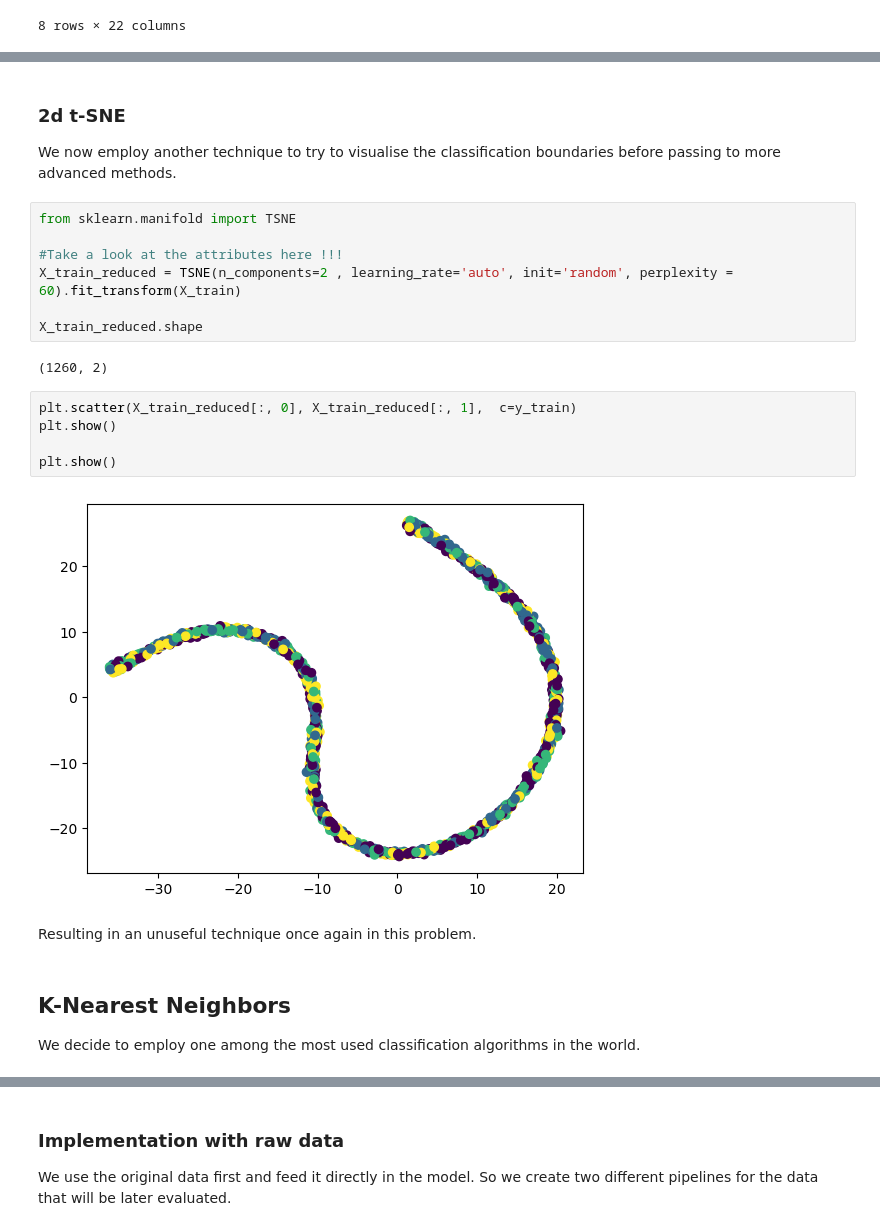
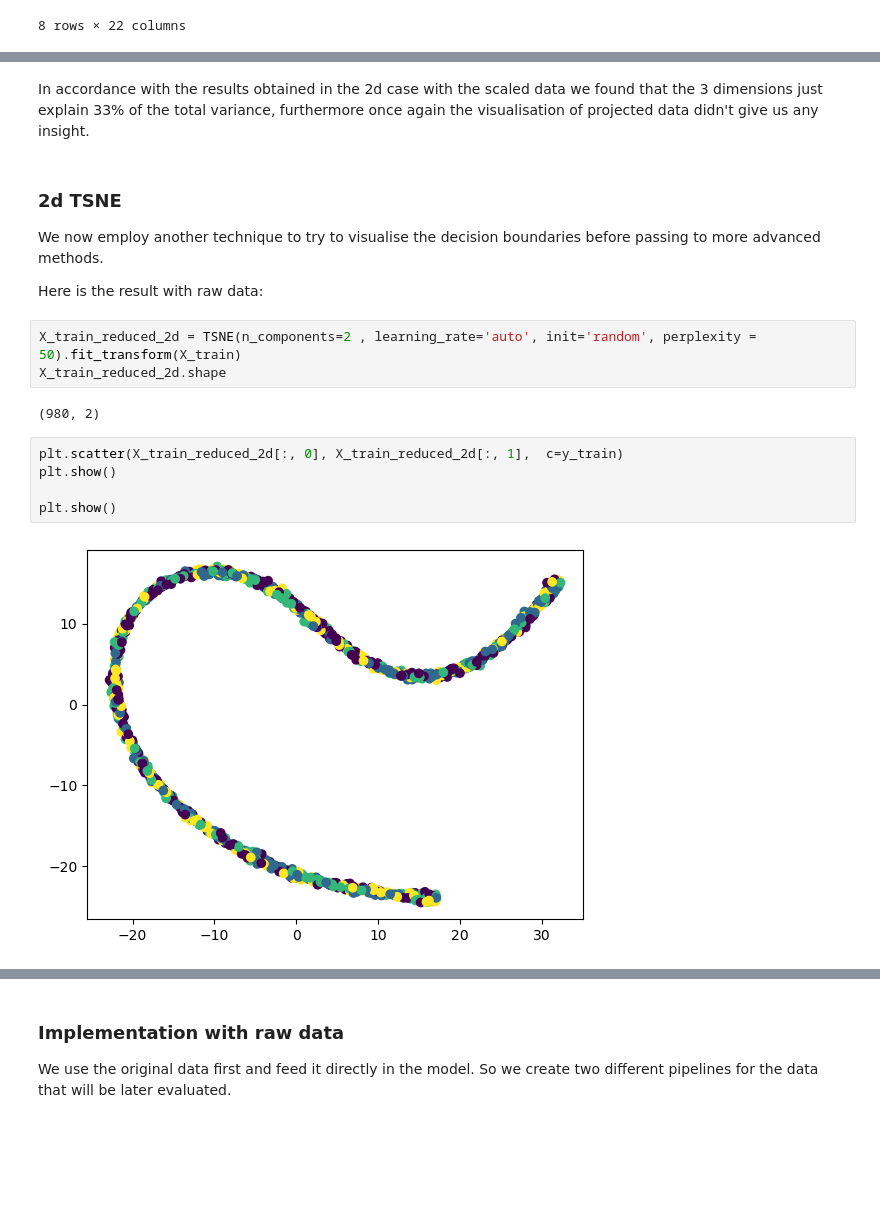
Before and after one commit to alessandropranzo/ml-individual-project, a Jupyter notebook: project.ipynb, the cells around one changed output, grey strips where cells are left out. Drawn from its saved outputs; the diff is of its cells as text; blank space fills up the shorter version.

Commit message:
Finish to describe the project

```diff
--- a/project.ipynb
+++ b/project.ipynb
@@ -132,25 +179,19 @@ As expected the same thing happened to the the 3d pca resulting in an uncapabili
+# %% [markdown]
+In accordance with the results obtained in the 2d case with the scaled data we found that the 3 dimensions just explain 33% of the total variance, furthermore once again the visualisation of projected data didn't give us any insight.
 # %% [markdown]
-### 2d t-SNE
-We now employ another technique to try to visualise the classification boundaries before passing to more advanced methods.
+### 2d TSNE
+We now employ another technique to try to visualise the decision boundaries before passing to more advanced methods.
+
+Here is the result with raw data:
 # %%
-from sklearn.manifold import TSNE
-
-#Take a look at the attributes here !!!
-X_train_reduced = TSNE(n_components=2 , learning_rate='auto', init='random', perplexity = 60).fit_transform(X_train)
-
-X_train_reduced.shape
+X_train_reduced_2d = TSNE(n_components=2 , learning_rate='auto', init='random', perplexity = 50).fit_transform(X_train)
+X_train_reduced_2d.shape
 # %% [output]
-(1260, 2)
+(980, 2)
 # %%
-plt.scatter(X_train_reduced[:, 0], X_train_reduced[:, 1],  c=y_train)
+plt.scatter(X_train_reduced_2d[:, 0], X_train_reduced_2d[:, 1],  c=y_train)
 plt.show()
 
 plt.show()
 # %% [output]
-[figure, old version]
+[figure, new version]
-# %% [markdown]
-Resulting in an unuseful technique once again in this problem.
-# %% [markdown]
-## K-Nearest Neighbors
-
-We decide to employ one among the most used classification algorithms in the world.
```
Also changed, not shown: parts of 96 cells of this notebook, 1 other file.
